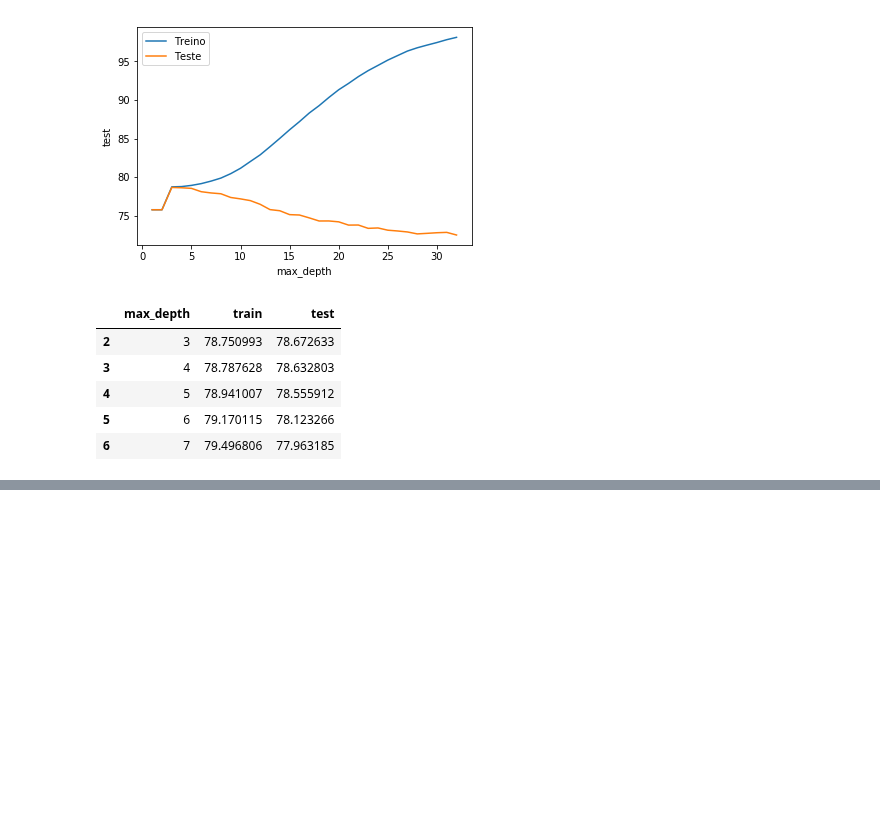
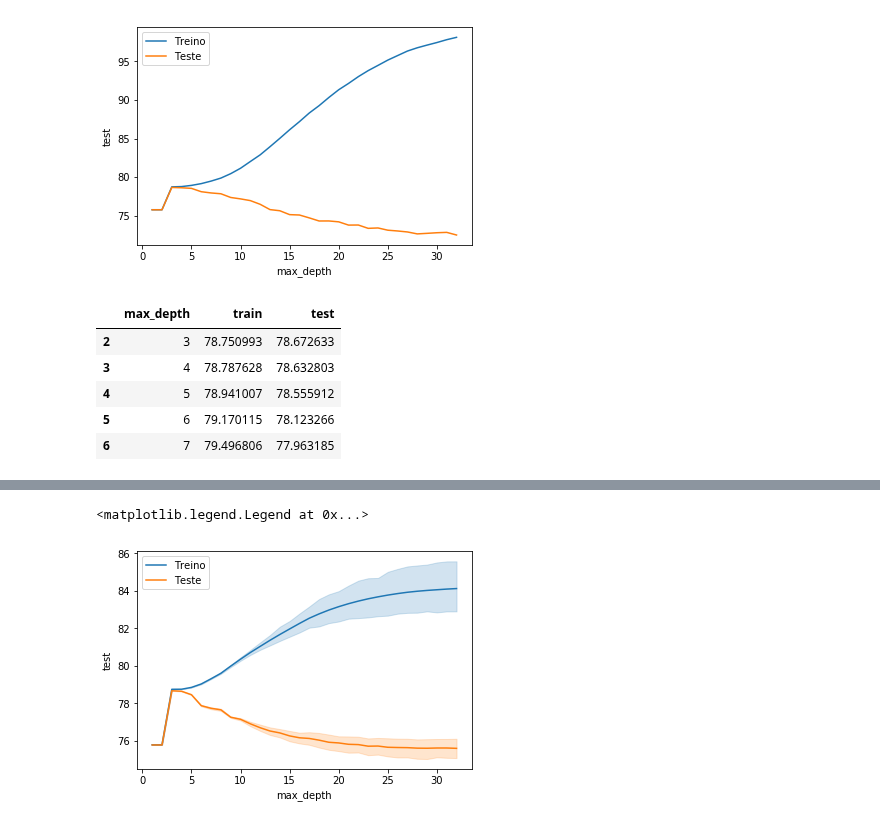
Before and after one commit to lsandrade/alura-ml, a Jupyter notebook: Otimização de modelos.ipynb, the cells around one changed output, grey strips where cells are left out. Drawn from its saved outputs; the diff is of its cells as text; code cells hidden in the pictures; blank space fills up the shorter version.

```diff
--- a/Otimização de modelos.ipynb
+++ b/Otimização de modelos.ipynb
@@ -259,0 +262,27 @@ resultados.sort_values("test", ascending=False).head()
+# %%
+def roda_arvode_de_decisao(max_depth, min_samples_leaf):
+    SEED = 301
+    np.random.seed(SEED)
+
+    cv = GroupKFold(n_splits = 10)
+    modelo = DecisionTreeClassifier(max_depth=max_depth,
+                                    min_samples_leaf = min_samples_leaf)
+    results = cross_validate(modelo, x_azar, y_azar, cv = cv,
+                             groups = dados.modelo,
+                             return_train_score=True)
+
+    train_score = results['train_score'].mean() * 100
+    test_score = results['test_score'].mean() * 100
+
+    return [max_depth, min_samples_leaf, train_score, test_score]
+# %%
+def busca():
+    resultados = []
+    for depth in range(1, 33):
+        for leaf in range(1, 33):
+            tabela = roda_arvode_de_decisao(depth, leaf)
+            resultados.append(tabela)
+    return resultados
+columns = ["max_depth", "min_samples_leaf", "train", "test"]
+resultados = pd.DataFrame(busca(), columns = columns)
+resultados
@@ -259,0 +308,7 @@ resultados.sort_values("test", ascending=False).head()
+# %%
+sns.lineplot(x = "max_depth", y = "train", data=resultados)
+sns.lineplot(x = "max_depth", y = "test", data=resultados)
+plt.legend(["Treino", "Teste"])
+# %% [output]
+<matplotlib.legend.Legend at 0x...>
+[figure, added]
```
Also changed, not shown: parts of 3 cells of this notebook.
